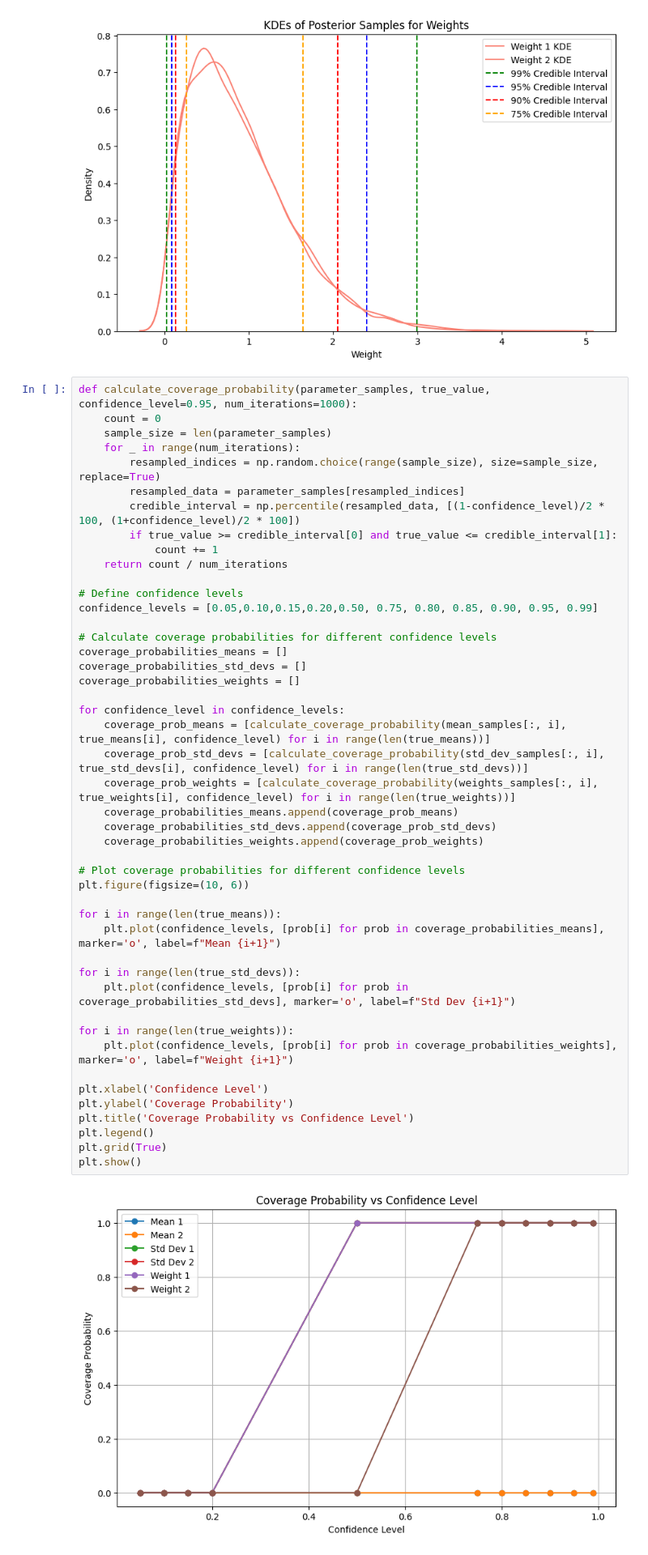
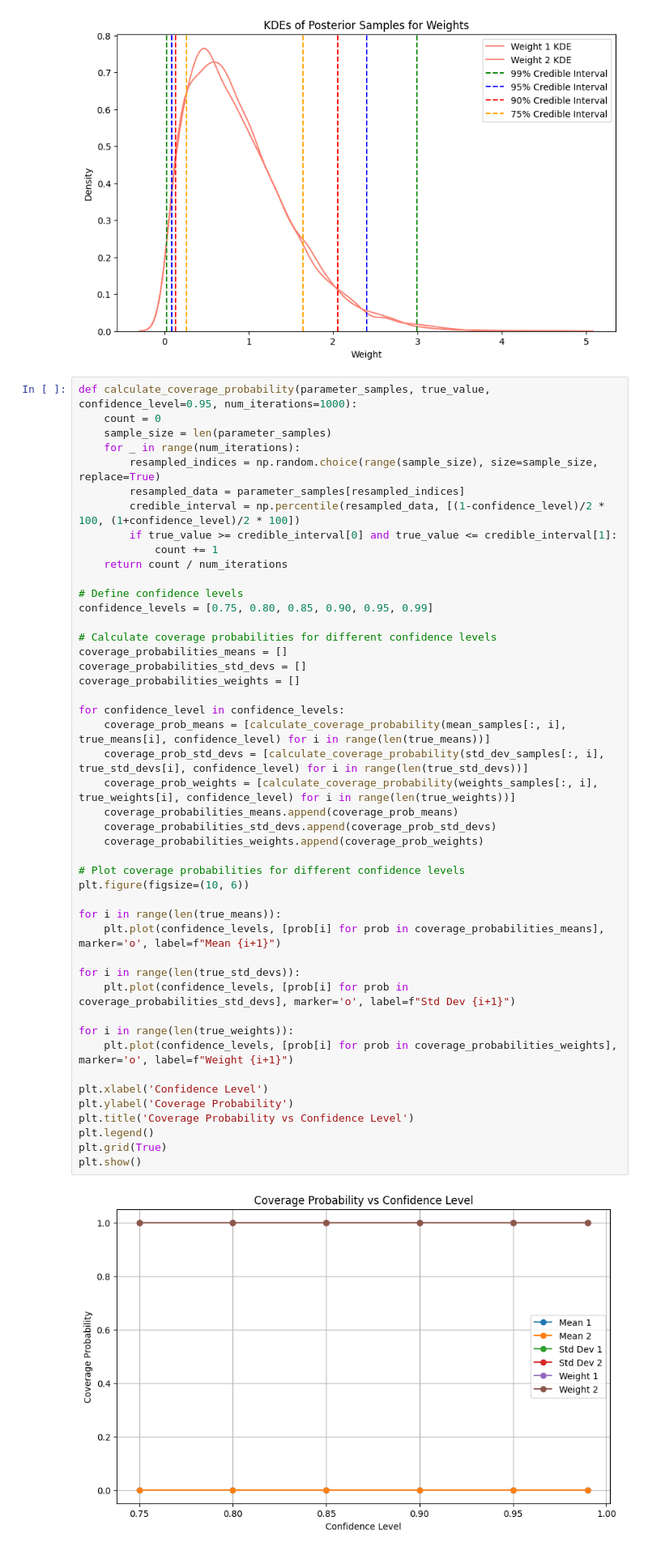
Before and after one commit to DipitPatowari/HPD_Intervals, a Jupyter notebook: Final_weibull_prior.ipynb, the cells around one changed output. Shown at 81% size. Saved outputs shown, nothing was run; the diff lists cells and outputs as text.

```diff
--- a/Final_weibull_prior.ipynb
+++ b/Final_weibull_prior.ipynb
@@ -207,38 +207,38 @@ def calculate_coverage_probability(parameter_samples, true_value, confidence_lev
     return count / num_iterations
 
 # Define confidence levels
-confidence_levels = [0.05,0.10,0.15,0.20,0.50, 0.75, 0.80, 0.85, 0.90, 0.95, 0.99]
+confidence_levels = [0.75, 0.80, 0.85, 0.90, 0.95, 0.99]
 
 # Calculate coverage probabilities for different confidence levels
 coverage_probabilities_means = []
 coverage_probabilities_std_devs = []
 coverage_probabilities_weights = []
 
 for confidence_level in confidence_levels:
     coverage_prob_means = [calculate_coverage_probability(mean_samples[:, i], true_means[i], confidence_level) for i in range(len(true_means))]
     coverage_prob_std_devs = [calculate_coverage_probability(std_dev_samples[:, i], true_std_devs[i], confidence_level) for i in range(len(true_std_devs))]
     coverage_prob_weights = [calculate_coverage_probability(weights_samples[:, i], true_weights[i], confidence_level) for i in range(len(true_weights))]
     coverage_probabilities_means.append(coverage_prob_means)
     coverage_probabilities_std_devs.append(coverage_prob_std_devs)
     coverage_probabilities_weights.append(coverage_prob_weights)
 
 # Plot coverage probabilities for different confidence levels
 plt.figure(figsize=(10, 6))
 
 for i in range(len(true_means)):
     plt.plot(confidence_levels, [prob[i] for prob in coverage_probabilities_means], marker='o', label=f"Mean {i+1}")
 
 for i in range(len(true_std_devs)):
     plt.plot(confidence_levels, [prob[i] for prob in coverage_probabilities_std_devs], marker='o', label=f"Std Dev {i+1}")
 
 for i in range(len(true_weights)):
     plt.plot(confidence_levels, [prob[i] for prob in coverage_probabilities_weights], marker='o', label=f"Weight {i+1}")
 
 plt.xlabel('Confidence Level')
 plt.ylabel('Coverage Probability')
 plt.title('Coverage Probability vs Confidence Level')
 plt.legend()
 plt.grid(True)
 plt.show()
 # %% [output]
-[figure, old version]
+[figure, new version]
```
Also changed, not shown: parts of 1 cell of this notebook, 3 other files.
